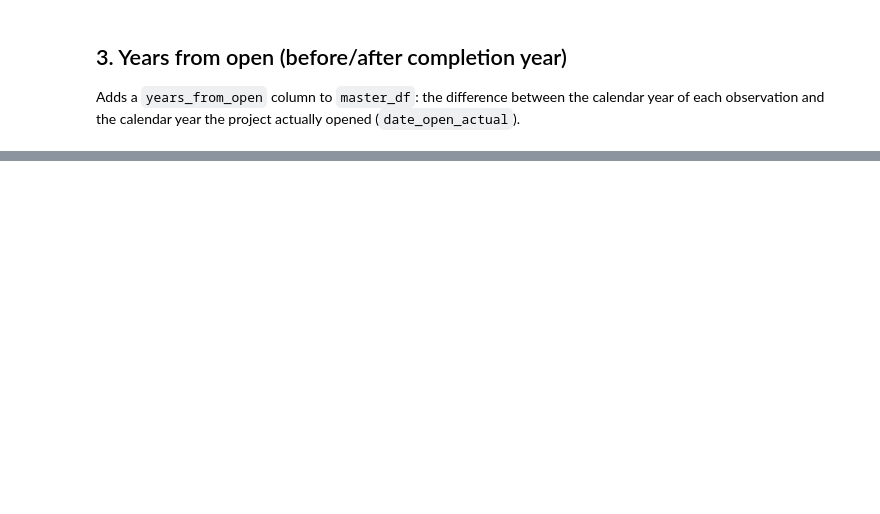
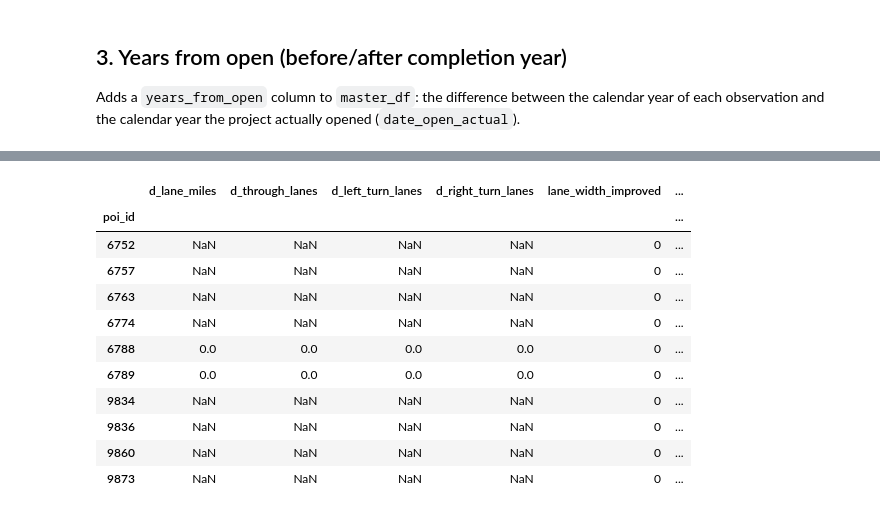
Before and after one commit to uky-transport-data-science/forecastcards_v2, a Jupyter notebook: forecastcards/notebooks/Estimator_Sheet.ipynb, the cells around one changed output, grey strips where cells are left out. Saved outputs shown, nothing was run; the diff lists cells and outputs as text; code cells hidden in the pictures; blank space fills up the shorter version.

```diff
--- a/forecastcards/notebooks/Estimator_Sheet.ipynb
+++ b/forecastcards/notebooks/Estimator_Sheet.ipynb
@@ -260,0 +424,91 @@ master_df[[
+# %%
+# Per-POI before/after geometry, used both for Ceng (post-construction geometry)
+# and for the Delta/indicator variables in the exponential multiplier.
+GEOM_COLS = [
+    "through_lanes", "lane_width", "left_turn_lanes", "right_turn_lanes",
+    "shoulder_width", "express_hov_hot_lanes", "speed_limit_mph",
+    "signals_per_mile", "stop_signs_per_mile", "segment_length_miles",
+]
+for c in GEOM_COLS:
+    master_df[c] = pd.to_numeric(master_df[c], errors="coerce")
+
+geom_by_period = (
+    master_df.groupby(["poi_id", "before_or_after"])[GEOM_COLS].mean().unstack("before_or_after")
+)
+
+def pre(col):
+    return geom_by_period[col]["before"] if "before" in geom_by_period[col] else np.nan
+
+def post(col):
+    return geom_by_period[col]["after"] if "after" in geom_by_period[col] else np.nan
+
+# post-construction functional class / area type, used for Ceng flow-type and AT level
+_after_rows = master_df[master_df["before_or_after"] == "after"]
+fc_post = _after_rows.groupby("poi_id")["functional_class"].agg(lambda s: s.mode().iloc[0] if len(s.mode()) else None)
+at_post = _after_rows.groupby("poi_id")["area_type"].agg(lambda s: s.mode().iloc[0] if len(s.mode()) else None)
+
+poi = pd.DataFrame(index=geom_by_period.index)
+
+# --- geometry deltas (post - pre / pre) ---
+lane_miles_pre = pre("through_lanes") * pre("segment_length_miles")
+lane_miles_post = post("through_lanes") * post("segment_length_miles")
+poi["d_lane_miles"] = (lane_miles_post - lane_miles_pre) / lane_miles_pre
+poi["d_through_lanes"] = post("through_lanes") - pre("through_lanes")
+poi["d_left_turn_lanes"] = post("left_turn_lanes") - pre("left_turn_lanes")
+poi["d_right_turn_lanes"] = post("right_turn_lanes") - pre("right_turn_lanes")
+
+# --- 0/1 indicators (W, E, S, SL) ---
+poi["lane_width_improved"] = (post("lane_width") > pre("lane_width")).astype("Int64")
+poi["express_lane_added"] = (post("express_hov_hot_lanes") > pre("express_hov_hot_lanes")).astype("Int64")
+poi["shoulder_widened"] = (post("shoulder_width") > pre("shoulder_width")).astype("Int64")
+poi["speed_limit_increased"] = (post("speed_limit_mph") > pre("speed_limit_mph")).astype("Int64")
+
+# --- functional class improvement (F): no ranking data, so left at 0 unless enriched later ---
+poi["functional_class_improved"] = 0
+
+# --- levels used directly (SIG, AT), from post-construction state ---
+poi["signals_per_mile_post"] = post("signals_per_mile")
+poi["stop_signs_per_mile_post"] = post("stop_signs_per_mile")
+poi["through_lanes_post"] = post("through_lanes")
+poi["lane_width_post"] = post("lane_width")
+poi["speed_limit_post"] = post("speed_limit_mph")
+poi["functional_class_post"] = fc_post
+poi["area_type_post"] = at_post
+poi["area_type_level"] = at_post.astype(str).str.strip().str.lower().isin(["urban", "suburban"]).astype(int)
+
+# --- demand delta: mean AADT pre vs post per POI ---
+master_df["observation_value"] = pd.to_numeric(master_df["observation_value"], errors="coerce")
+aadt_obs = master_df[master_df["observation_unit"] == "AADT"]
+aadt_by_period = aadt_obs.groupby(["poi_id", "before_or_after"])["observation_value"].mean().unstack("before_or_after")
+poi["d_ln_aadt"] = np.log(aadt_by_period["after"] / aadt_by_period["before"])
+
+# --- regional population & income growth: pre vs post, straight from the county
+# socioeconomic merge (Section 5) for each POI's own state/county/year ---
+SOCIO_GROWTH_COLS = ["population", "avg annual pay (2025$)"]
+socio_by_period = (
+    master_df.groupby(["poi_id", "before_or_after"])[SOCIO_GROWTH_COLS].mean().unstack("before_or_after")
+)
+
+def socio_pre(col):
+    return socio_by_period[col]["before"] if "before" in socio_by_period[col] else np.nan
+
+def socio_post(col):
+    return socio_by_period[col]["after"] if "after" in socio_by_period[col] else np.nan
+
+poi["d_ln_pop"] = np.log(socio_post("population") / socio_pre("population"))
+poi["d_ln_income"] = np.log(socio_post("avg annual pay (2025$)") / socio_pre("avg annual pay (2025$)"))
+
+poi.head(10)
+# %% [output]
+|  | d_lane_miles | d_through_lanes | d_left_turn_lanes | d_right_turn_lanes | lane_width_improved | ... |
+| poi_id |  |  |  |  |  | ... |
+| 6752 | NaN | NaN | NaN | NaN | 0 | ... |
+| 6757 | NaN | NaN | NaN | NaN | 0 | ... |
+| 6763 | NaN | NaN | NaN | NaN | 0 | ... |
+| 6774 | NaN | NaN | NaN | NaN | 0 | ... |
+| 6788 | 0.0 | 0.0 | 0.0 | 0.0 | 0 | ... |
+| 6789 | 0.0 | 0.0 | 0.0 | 0.0 | 0 | ... |
+| 9834 | NaN | NaN | NaN | NaN | 0 | ... |
+| 9836 | NaN | NaN | NaN | NaN | 0 | ... |
+| 9860 | NaN | NaN | NaN | NaN | 0 | ... |
+| 9873 | NaN | NaN | NaN | NaN | 0 | ... |
```
Also changed, not shown: parts of 19 cells of this notebook, 3 other files.
